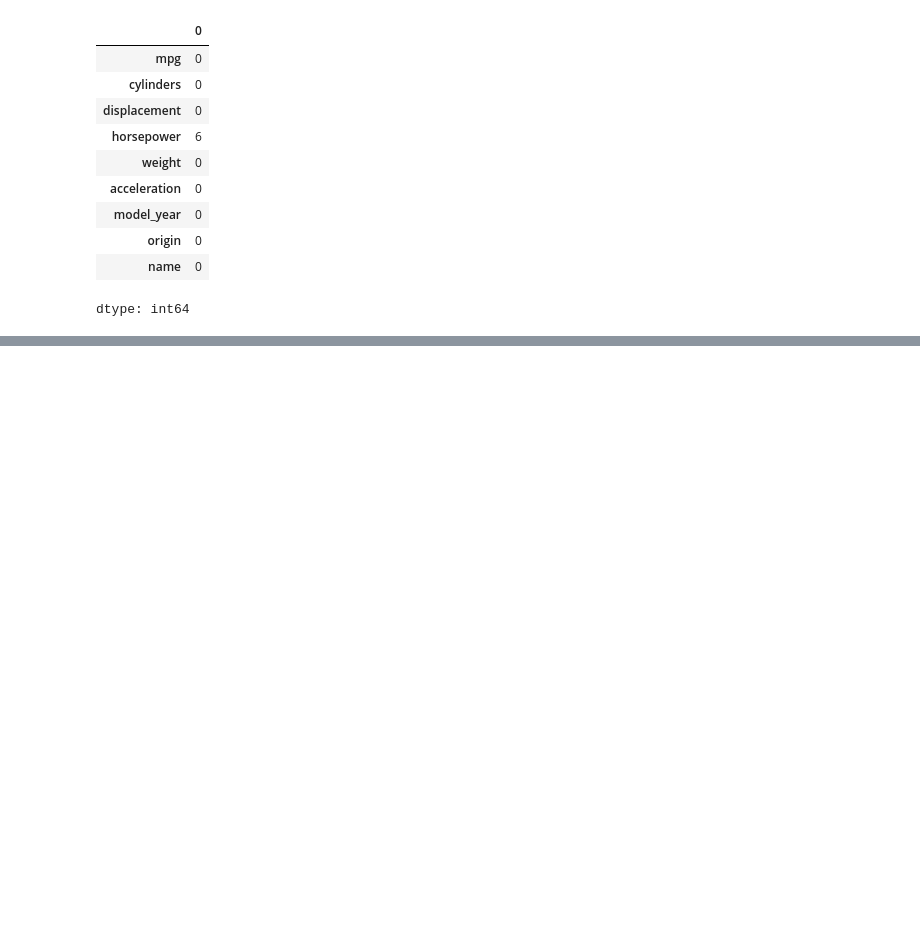
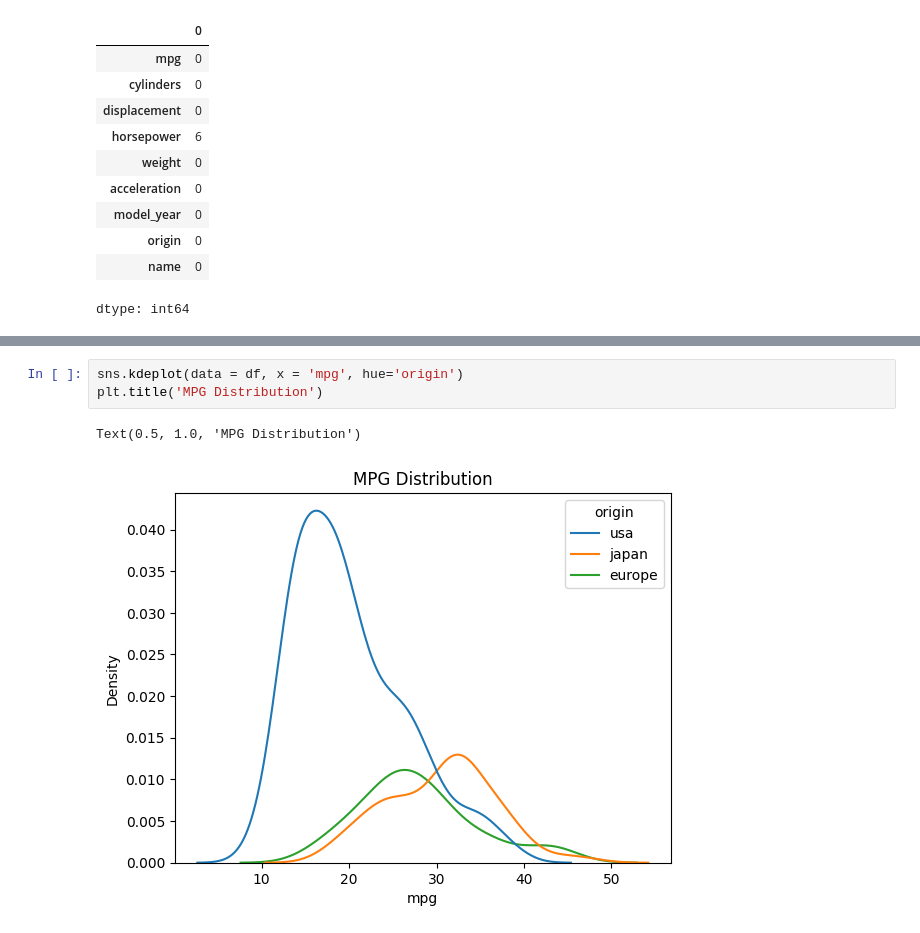
Before and after one commit to Hassan-Ahlgamdi/python-notes, a Jupyter notebook: notes.ipynb, the cells around one changed output, grey strips where cells are left out. Saved outputs shown, nothing was run; the diff lists cells and outputs as text; blank space fills up the shorter version.

```diff
--- a/notes.ipynb
+++ b/notes.ipynb
@@ -883,0 +904,6 @@ dtype: int64
+# %%
+sns.kdeplot(data = df, x = 'mpg', hue='origin')
+plt.title('MPG Distribution')
+# %% [output]
+Text(0.5, 1.0, 'MPG Distribution')
+[figure, added]
```
Also changed, not shown: parts of 17 cells of this notebook.
